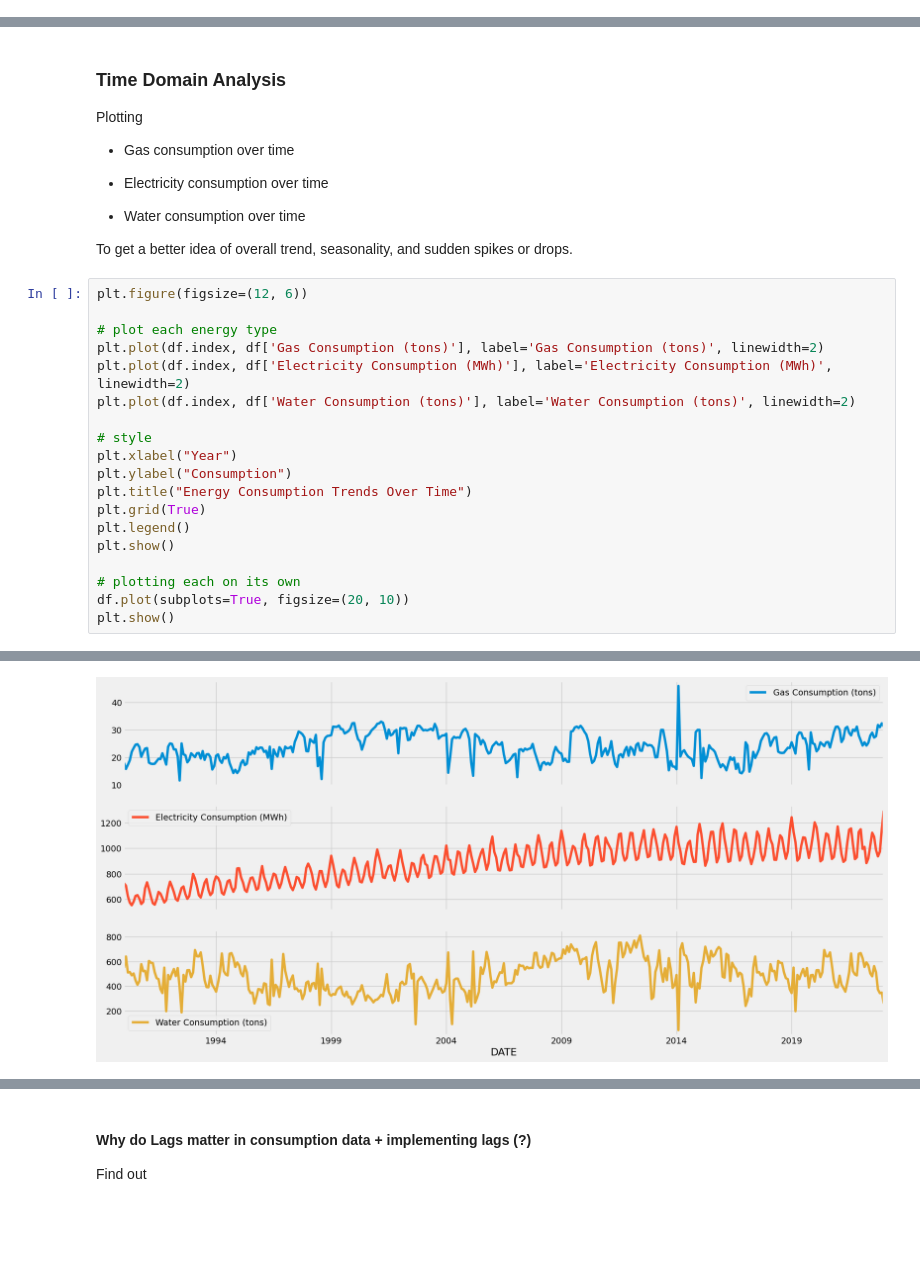
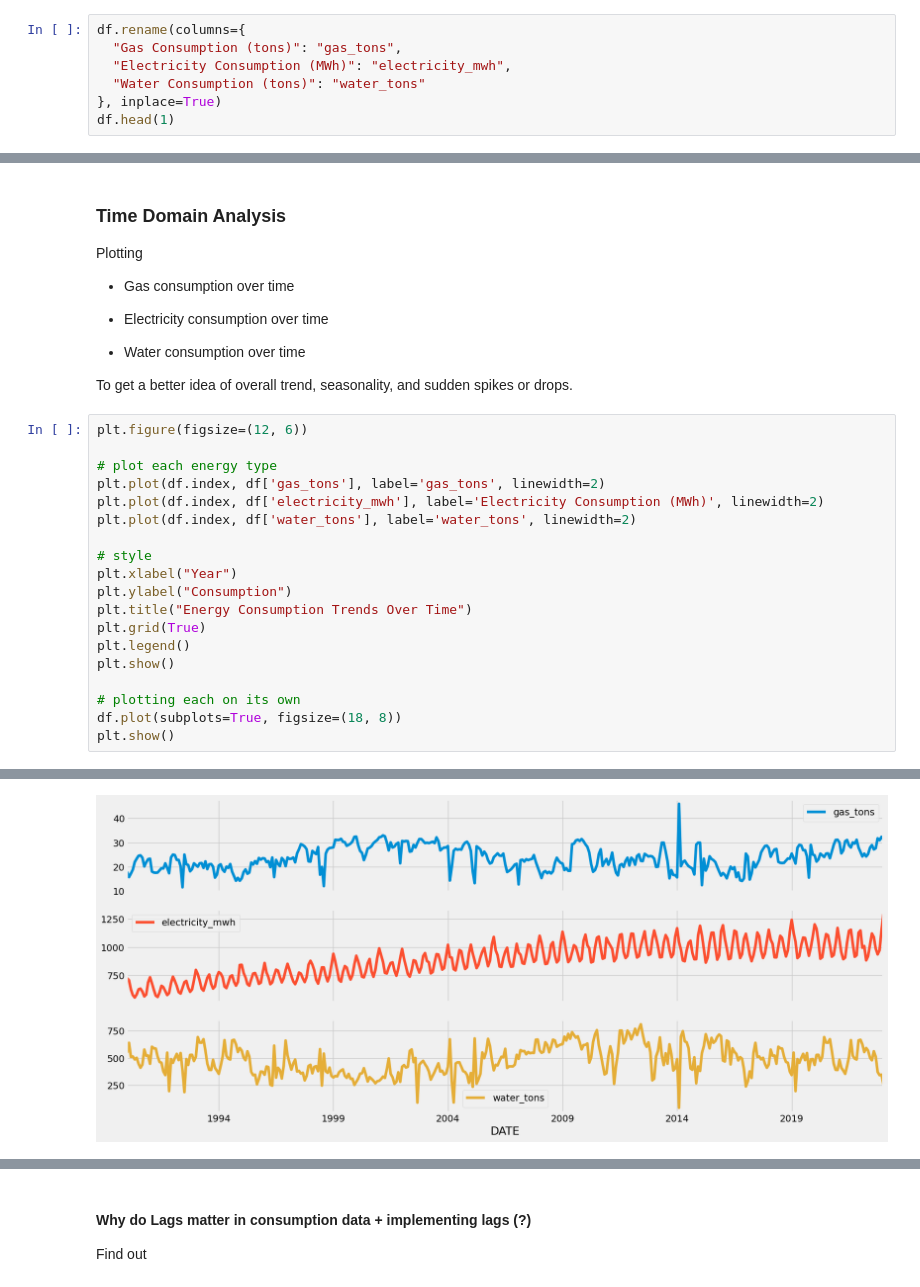
Before and after one commit to lokejer/AIML-clustering-timeseries, a Jupyter notebook: p2510707_CA2_PartB_JeromeLoke.ipynb, the cells around one changed output, grey strips where cells are left out. Drawn from its saved outputs; the diff is of its cells as text; blank space fills up the shorter version.

```diff
--- a/p2510707_CA2_PartB_JeromeLoke.ipynb
+++ b/p2510707_CA2_PartB_JeromeLoke.ipynb
@@ -73,0 +81,7 @@ df.head()
+# %%
+df.rename(columns={
+  "Gas Consumption (tons)": "gas_tons",
+  "Electricity Consumption (MWh)": "electricity_mwh",
+  "Water Consumption (tons)": "water_tons"
+}, inplace=True)
+df.head(1)
@@ -87,9 +107,9 @@ To get a better idea of overall trend, seasonality, and sudden spikes or drops.
 plt.figure(figsize=(12, 6))
 
 # plot each energy type
-plt.plot(df.index, df['Gas Consumption (tons)'], label='Gas Consumption (tons)', linewidth=2)
-plt.plot(df.index, df['Electricity Consumption (MWh)'], label='Electricity Consumption (MWh)', linewidth=2)
-plt.plot(df.index, df['Water Consumption (tons)'], label='Water Consumption (tons)', linewidth=2)
+plt.plot(df.index, df['gas_tons'], label='gas_tons', linewidth=2)
+plt.plot(df.index, df['electricity_mwh'], label='Electricity Consumption (MWh)', linewidth=2)
+plt.plot(df.index, df['water_tons'], label='water_tons', linewidth=2)
 
 # style
 plt.xlabel("Year")
@@ -100,6 +120,6 @@ plt.legend()
 plt.show()
 
 # plotting each on its own
-df.plot(subplots=True, figsize=(20, 10))
+df.plot(subplots=True, figsize=(18, 8))
 plt.show()
 # %% [output]
@@ -107,3 +127,3 @@ plt.show()
-[figure, old version]
+[figure, new version]
 # %% [markdown]
 ### Stationarity Analysis
```
Also changed, not shown: parts of 48 cells of this notebook.
